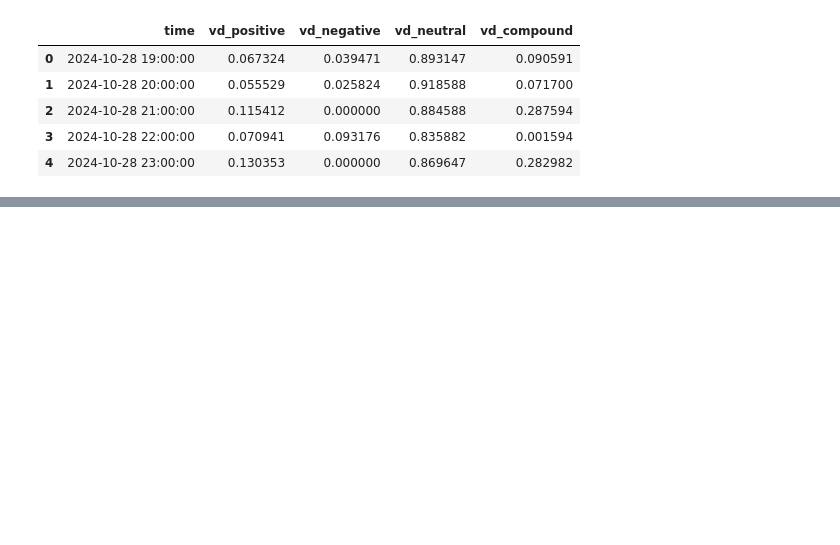
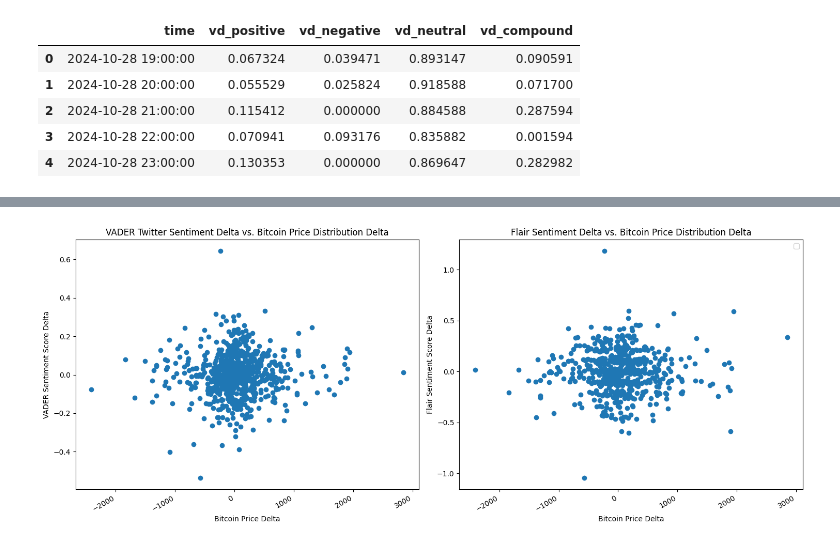
Before and after one commit to RubyQianru/Crypto-Price-and-Twitter-Sentimental-Analysis, a Jupyter notebook: main.ipynb, the cells around one changed output, grey strips where cells are left out. Drawn from its saved outputs; the diff is of its cells as text; code cells hidden in the pictures; blank space fills up the shorter version.

```diff
--- a/main.ipynb
+++ b/main.ipynb
@@ -574,0 +577,25 @@ plt.show()
+# %%
+hr_btc_tw['price_delta'] = hr_btc_tw['price'].diff()
+hr_btc_tw['fl_confidence_delta'] = hr_btc_tw['fl_confidence'].diff()
+hr_btc_tw['vd_compound_delta'] = hr_btc_tw['vd_compound'].diff()
+# %%
+hr_btc_tw = hr_btc_tw.dropna()
+# %%
+f, ax = plt.subplots(1, 2, figsize=(15, 6))
+
+ax[0].scatter(hr_btc_tw['price_delta'], hr_btc_tw['vd_compound_delta'])
+ax[0].set_xlabel("Bitcoin Price Delta")
+ax[0].set_ylabel("VADER Sentiment Score Delta")
+ax[0].set_title("VADER Twitter Sentiment Delta vs. Bitcoin Price Distribution Delta")
+
+ax[1].scatter(hr_btc_tw['price_delta'], hr_btc_tw['fl_confidence_delta'] )
+ax[1].set_xlabel("Bitcoin Price Delta")
+ax[1].set_ylabel("Flair Sentiment Score Delta")
+ax[1].set_title("Flair Sentiment Delta vs. Bitcoin Price Distribution Delta")
+
+plt.gcf().autofmt_xdate()
+plt.tight_layout()
+plt.legend()
+plt.show()
+# %% [output]
+[figure, added]
```
Also changed, not shown: parts of 2 cells of this notebook.
